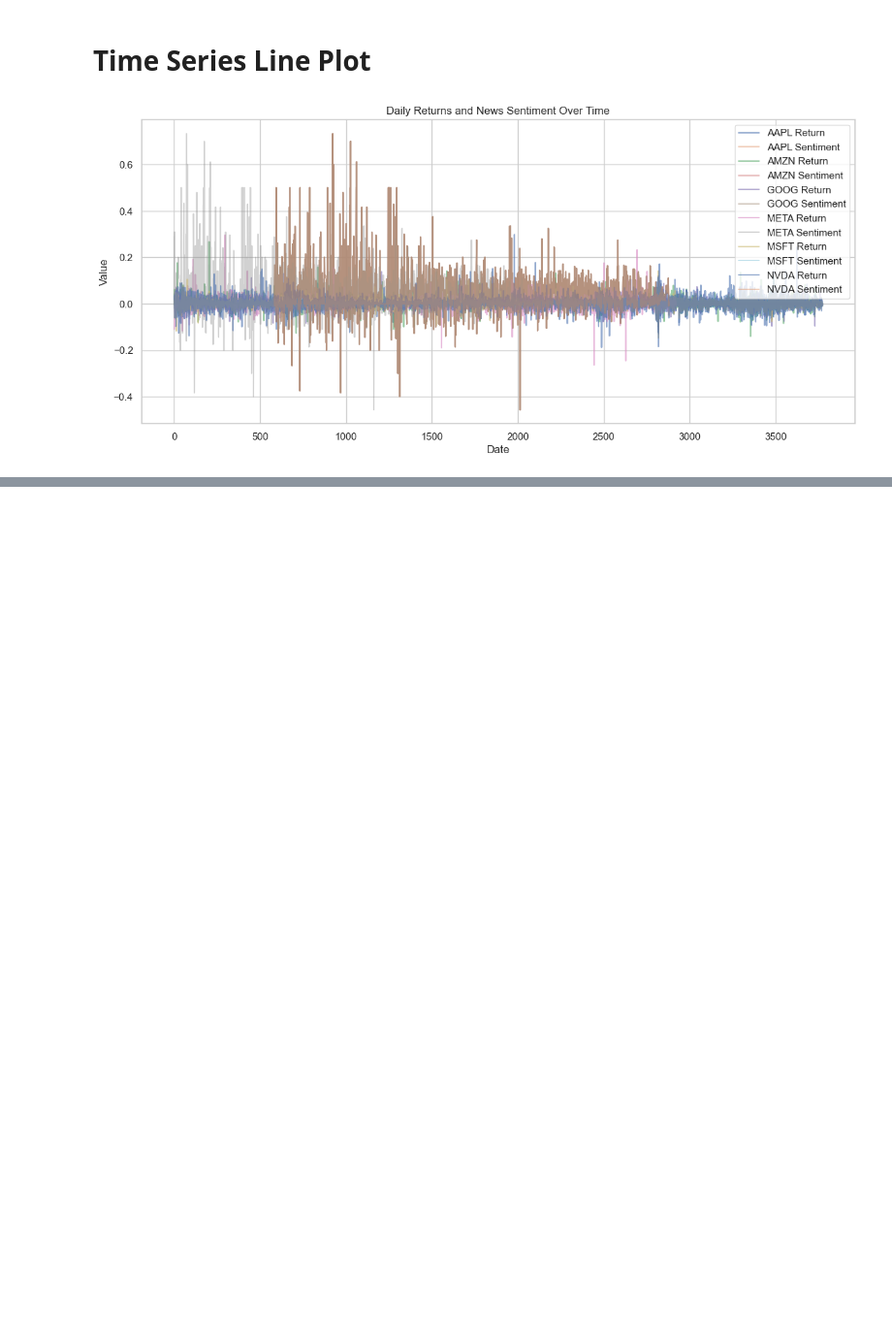
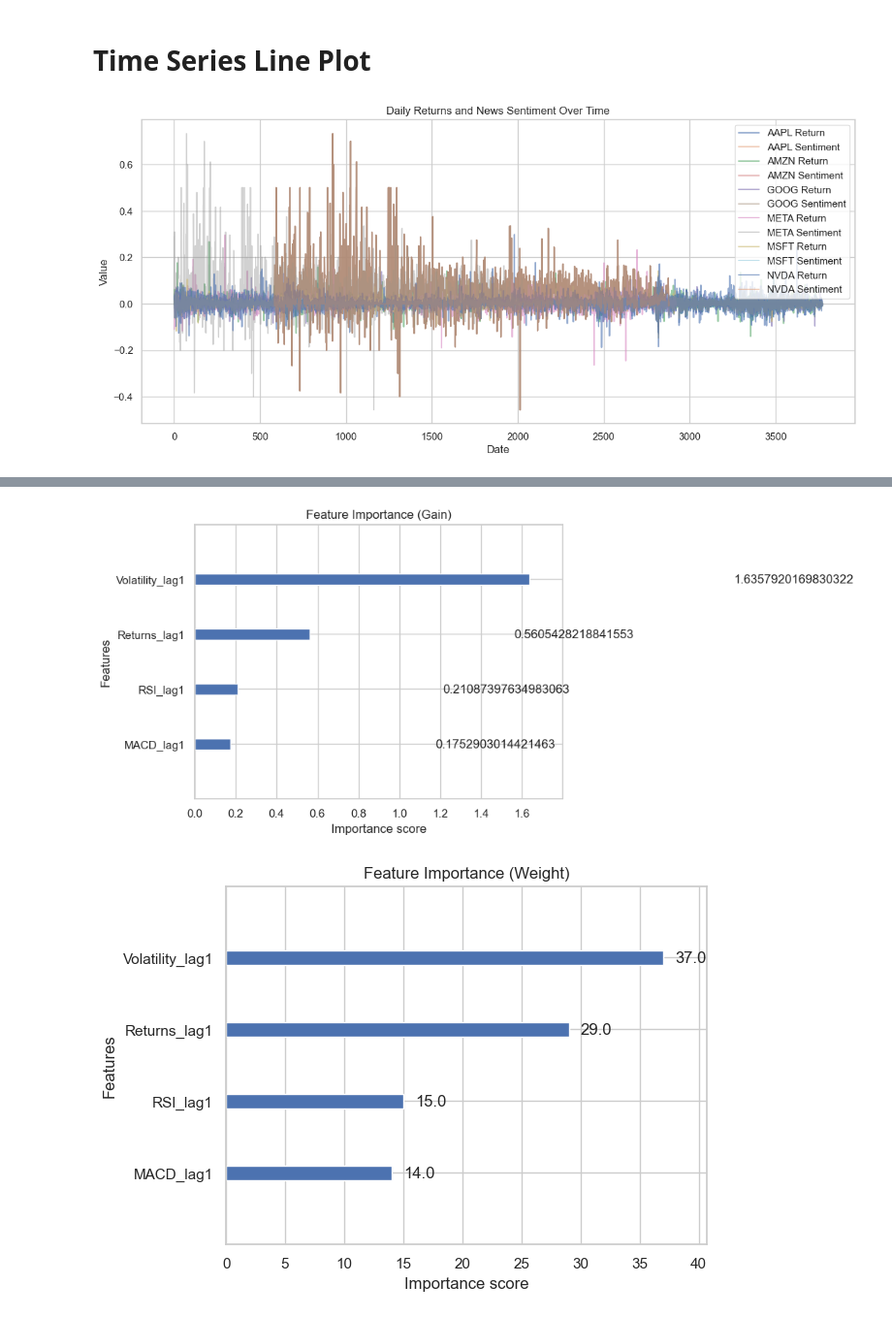
Before and after one commit to Kalalayu/Predicting-Price-Moves-with-News-Sentiment, a Jupyter notebook: notebooks/Task_3_Correlation.ipynb, the cells around one changed output, grey strips where cells are left out. Shown at 97% size. Drawn from its saved outputs; the diff is of its cells as text; code cells hidden in the pictures; blank space fills up the shorter version.

```diff
--- a/notebooks/Task_3_Correlation.ipynb
+++ b/notebooks/Task_3_Correlation.ipynb
@@ -277,0 +651,4 @@ plt.show()
+# %%
+features_lagged = [f + '_lag1' for f in lag_features]
+X = all_stocks[features_lagged]
+y = all_stocks['Target']
@@ -277,0 +771,14 @@ plt.show()
+# %%
+
+final_model = XGBClassifier(random_state=42, use_label_encoder=False, eval_metric='logloss')
+final_model.fit(X, y)
+
+# Predict signals
+all_stocks['Prediction'] = final_model.predict(X)
+
+# Strategy return = daily return * prediction signal
+all_stocks['Strategy_Return'] = all_stocks['Returns'] * all_stocks['Prediction']
+
+# Annualized Sharpe Ratio
+sharpe = (all_stocks['Strategy_Return'].mean() / all_stocks['Strategy_Return'].std()) * np.sqrt(252)
+print("\nStrategy Sharpe Ratio:", sharpe)
@@ -277,0 +864,18 @@ plt.show()
+# %%
+from xgboost import plot_importance
+import matplotlib.pyplot as plt
+
+# Feature importance based on gain (average contribution to splits)
+plot_importance(best_xgb, importance_type='gain', max_num_features=10, title='Feature Importance (Gain)')
+plt.show()
+
+# based on weight (number of splits)
+plot_importance(best_xgb, importance_type='weight', max_num_features=10, title='Feature Importance (Weight)')
+plt.show()
+
+# based on cover (relative number of observations)
+plot_importance(best_xgb, importance_type='cover', max_num_features=10, title='Feature Importance (Cover)')
+plt.show()
+# %% [output]
+[figure, added]
+[figure, added]
```
Also changed, not shown: parts of 62 cells of this notebook.
